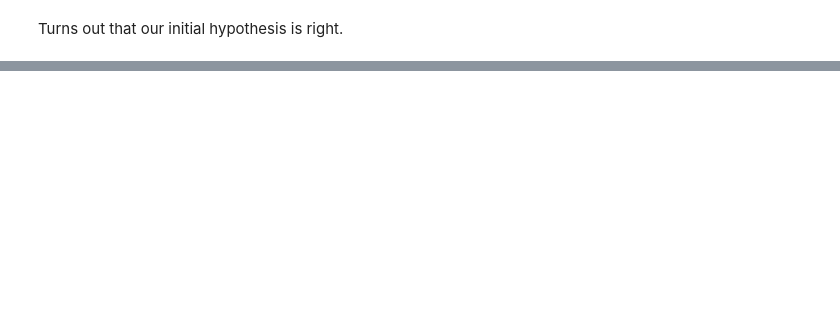
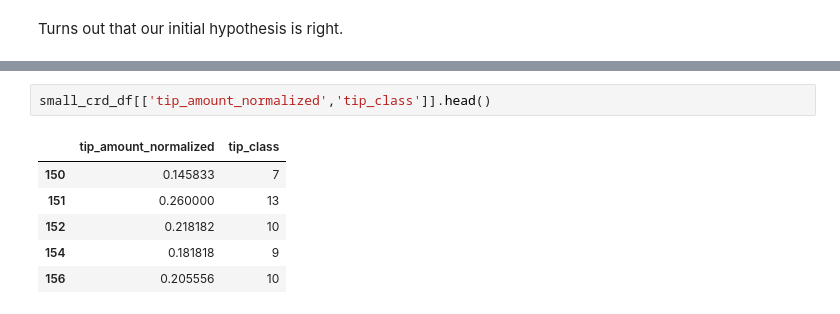
Before and after one commit to AOrlov8957/CS109FinalProject, a Jupyter notebook: data/Data Exploration - Hugh.ipynb, the cells around one changed output, grey strips where cells are left out. Drawn from its saved outputs; the diff is of its cells as text; blank space fills up the shorter version.

```diff
--- a/data/Data Exploration - Hugh.ipynb
+++ b/data/Data Exploration - Hugh.ipynb
@@ -487,0 +530,9 @@ tipstats['pos_tip_norm_mean']*(tipstats['no_tip'].fare_amount.sum())
+# %%
+small_crd_df[['tip_amount_normalized','tip_class']].head()
+# %% [output]
+|  | tip_amount_normalized | tip_class |
+| 150 | 0.145833 | 7 |
+| 151 | 0.260000 | 13 |
+| 152 | 0.218182 | 10 |
+| 154 | 0.181818 | 9 |
+| 156 | 0.205556 | 10 |
```
Also changed, not shown: parts of 33 cells of this notebook, 1 other file.
